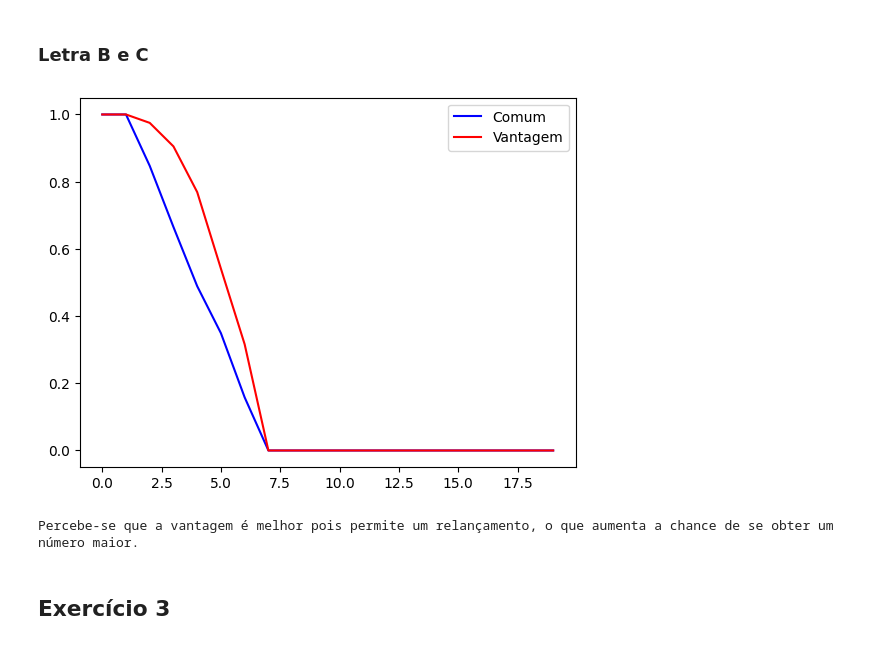
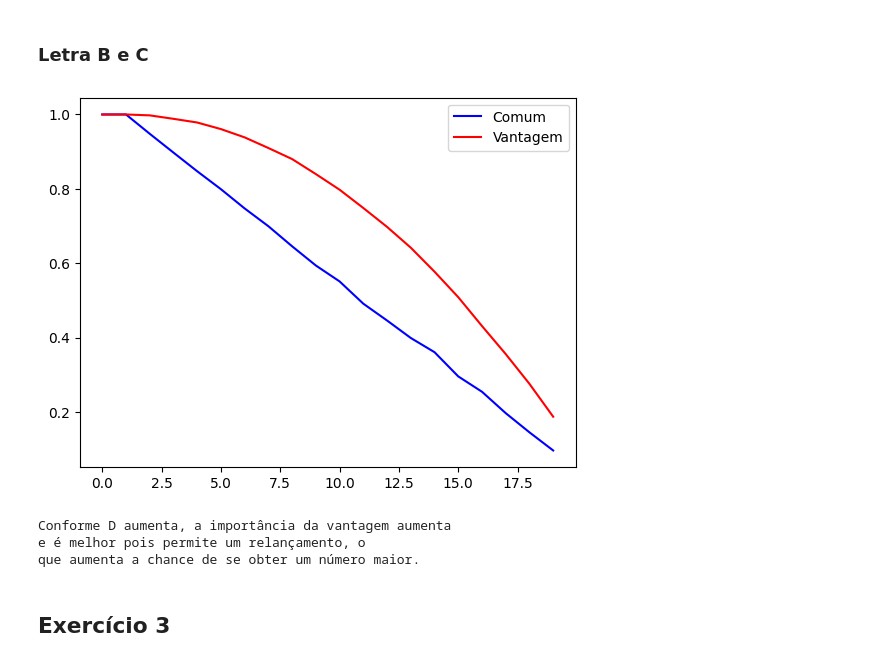
Before and after one commit to guilhermehalvescode/UFU-BCC, a Jupyter notebook: 6p/ms/listas/LIsta1.ipynb, the cells around one changed output. Saved outputs shown, nothing was run; the diff lists cells and outputs as text; code cells hidden in the pictures.

```diff
--- a/6p/ms/listas/LIsta1.ipynb
+++ b/6p/ms/listas/LIsta1.ipynb
@@ -65,31 +66,33 @@ print(experimentMeans(experiment, 100))
 # %%
 porcentagensComum = []
 porcentagensVantagem = []
 
 for i in range(20):
   samplesComum = []
   samplesVantagem = []
 
-  for j in range(1000):
-    comum = np.random.choice(range(1, 7))
-    vantagem = np.random.choice(range(1, 7), 2).max()
+  for j in range(10000):
+    comum = np.random.choice(range(1, 21))
+    vantagem = np.random.choice(range(1, 21), 2).max()
 
     samplesComum.append(comum >= i)
     samplesVantagem.append(vantagem >= i)
 
   porcentagensComum.append(np.mean(samplesComum))
   porcentagensVantagem.append(np.mean(samplesVantagem))
 
 plt.plot(porcentagensComum, label='Comum', color='blue')
 plt.plot(porcentagensVantagem, label='Vantagem', color='red')
 plt.legend()
 plt.show()
 
 # c
-print('Percebe-se que a vantagem é melhor pois permite um relançamento, o que aumenta a chance de se obter um número maior.')
+print('Conforme D aumenta, a importância da vantagem aumenta\ne é melhor pois permite um relançamento, o\nque aumenta a chance de se obter um número maior.')
 # %% [output]
-[figure, old version]
+[figure, new version]
-Percebe-se que a vantagem é melhor pois permite um relançamento, o que aumenta a chance de se obter um número maior.
+Conforme D aumenta, a importância da vantagem aumenta
+e é melhor pois permite um relançamento, o
+que aumenta a chance de se obter um número maior.
 # %% [markdown]
 ## Exercício 3
 # %%
```
Also changed, not shown: parts of 9 cells of this notebook.
